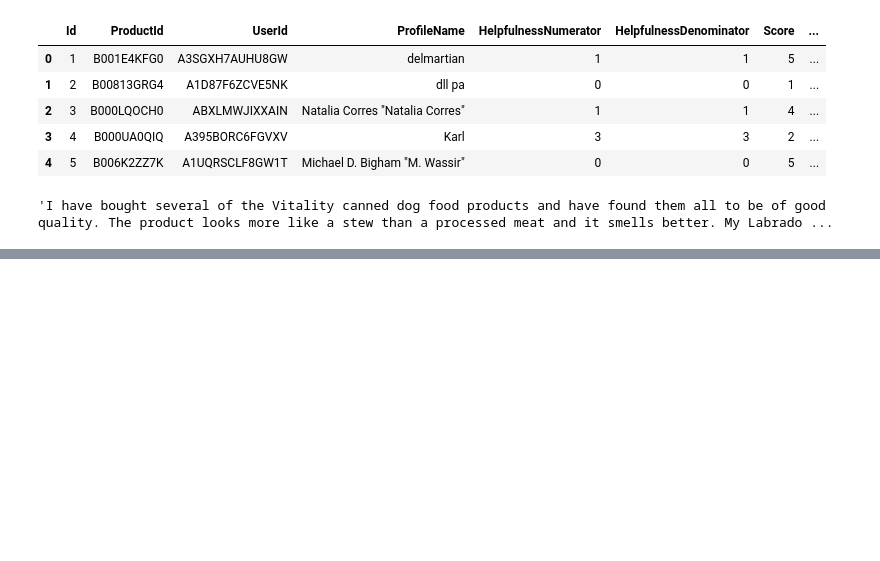
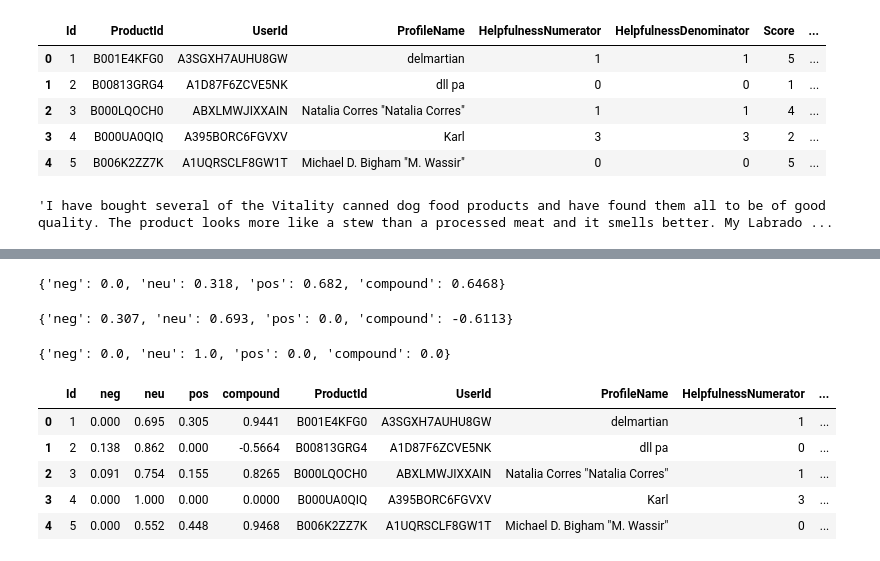
Before and after one commit to Aman-Bhaiji/Sentiment--Analysis-on-Consumer-Complaint, a Jupyter notebook: SentimentAnalysis.ipynb, the cells around one changed output, grey strips where cells are left out. Cells and saved outputs as stored; diff of their text form; code cells hidden in the pictures; blank space fills up the shorter version.

```diff
--- a/SentimentAnalysis.ipynb
+++ b/SentimentAnalysis.ipynb
@@ -23,0 +118,12 @@ df['Text'].values[0]
+# %%
+sia.polarity_scores('I am so happy !')
+# %% [output]
+{'neg': 0.0, 'neu': 0.318, 'pos': 0.682, 'compound': 0.6468}
+# %%
+sia.polarity_scores('It is so wrong, it should not happen with anyone')
+# %% [output]
+{'neg': 0.307, 'neu': 0.693, 'pos': 0.0, 'compound': -0.6113}
+# %%
+sia.polarity_scores('example')
+# %% [output]
+{'neg': 0.0, 'neu': 1.0, 'pos': 0.0, 'compound': 0.0}
@@ -23,0 +141,9 @@ df['Text'].values[0]
+# %%
+vaders.head()
+# %% [output]
+|  | Id | neg | neu | pos | compound | ProductId | UserId | ProfileName | HelpfulnessNumerator | ... |
+| 0 | 1 | 0.000 | 0.695 | 0.305 | 0.9441 | B001E4KFG0 | A3SGXH7AUHU8GW | delmartian | 1 | ... |
+| 1 | 2 | 0.138 | 0.862 | 0.000 | -0.5664 | B00813GRG4 | A1D87F6ZCVE5NK | dll pa | 0 | ... |
+| 2 | 3 | 0.091 | 0.754 | 0.155 | 0.8265 | B000LQOCH0 | ABXLMWJIXXAIN | Natalia Corres "Natalia Corres" | 1 | ... |
+| 3 | 4 | 0.000 | 1.000 | 0.000 | 0.0000 | B000UA0QIQ | A395BORC6FGVXV | Karl | 3 | ... |
+| 4 | 5 | 0.000 | 0.552 | 0.448 | 0.9468 | B006K2ZZ7K | A1UQRSCLF8GW1T | Michael D. Bigham "M. Wassir" | 0 | ... |
```
Also changed, not shown: parts of 13 cells of this notebook.
